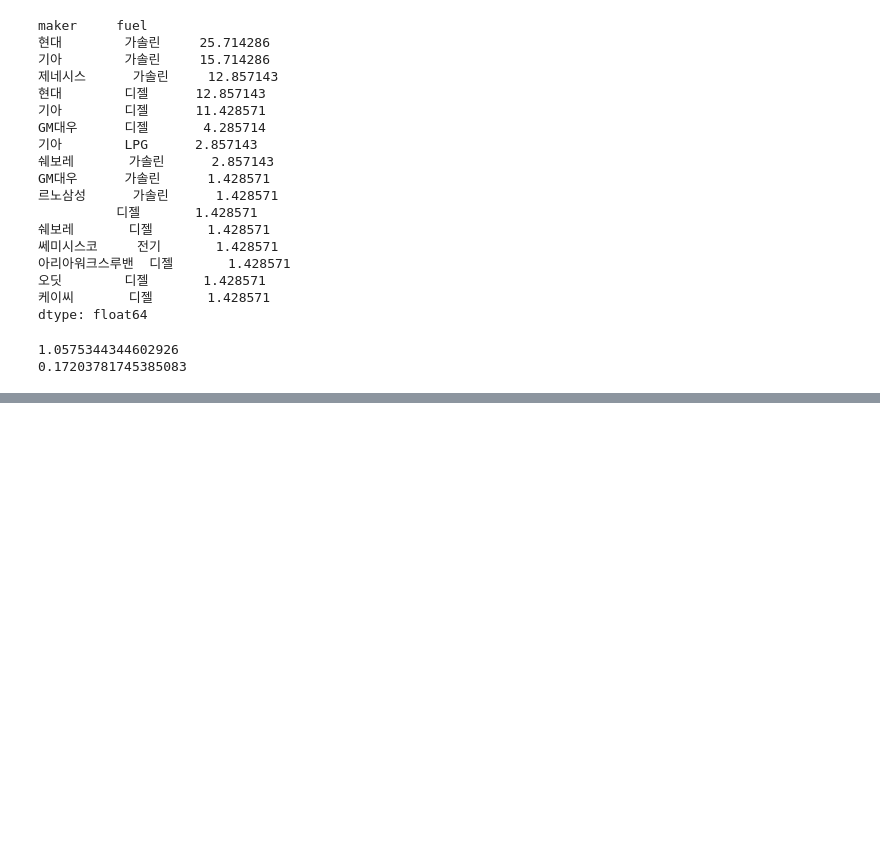
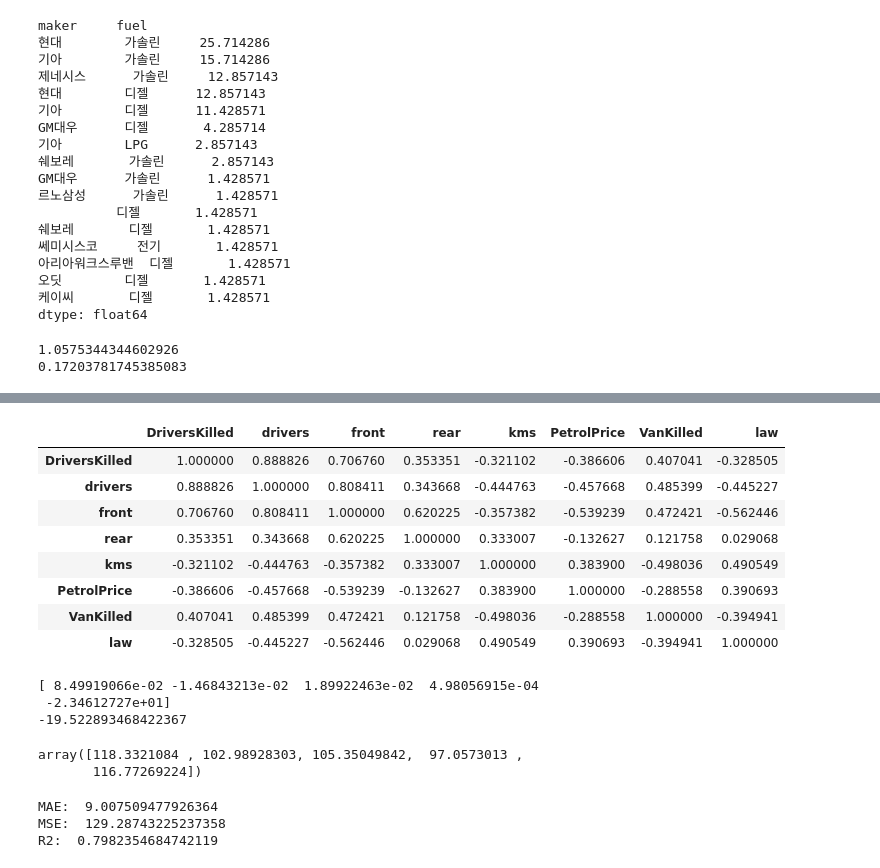
Before and after one commit to chickengak/TIL, a Jupyter notebook: dev-journey/big-data/myPractice-bbg.ipynb, the cells around one changed output, grey strips where cells are left out. Saved outputs shown, nothing was run; the diff lists cells and outputs as text; code cells hidden in the pictures; blank space fills up the shorter version.

```diff
--- a/dev-journey/big-data/myPractice-bbg.ipynb
+++ b/dev-journey/big-data/myPractice-bbg.ipynb
@@ -402,0 +516,39 @@ p(kurtosis(df['price']))
+# %%
+### 다중 회귀 분석
+df = pd.read_csv('samples/seatbelts.csv', index_col=0)
+display(df.corr())
+
+from sklearn.linear_model import LinearRegression
+from sklearn.metrics import mean_squared_error, mean_absolute_error, r2_score
+
+model = LinearRegression()
+X = df[['drivers', 'front', 'rear', 'kms', 'PetrolPrice']] #df.drop('DriversKilled', axis=1)
+Y = df['DriversKilled']
+model.fit(X, Y)
+
+print(model.coef_)
+print(model.intercept_)
+
+df_predicted = model.predict(X)
+display(df_predicted[:5])
+print('MAE: ', mean_absolute_error(Y, df_predicted))
+print('MSE: ', mean_squared_error(Y, df_predicted))
+print('R2: ', r2_score(Y, df_predicted))
+# %% [output]
+|  | DriversKilled | drivers | front | rear | kms | PetrolPrice | VanKilled | law |
+| DriversKilled | 1.000000 | 0.888826 | 0.706760 | 0.353351 | -0.321102 | -0.386606 | 0.407041 | -0.328505 |
+| drivers | 0.888826 | 1.000000 | 0.808411 | 0.343668 | -0.444763 | -0.457668 | 0.485399 | -0.445227 |
+| front | 0.706760 | 0.808411 | 1.000000 | 0.620225 | -0.357382 | -0.539239 | 0.472421 | -0.562446 |
+| rear | 0.353351 | 0.343668 | 0.620225 | 1.000000 | 0.333007 | -0.132627 | 0.121758 | 0.029068 |
+| kms | -0.321102 | -0.444763 | -0.357382 | 0.333007 | 1.000000 | 0.383900 | -0.498036 | 0.490549 |
+| PetrolPrice | -0.386606 | -0.457668 | -0.539239 | -0.132627 | 0.383900 | 1.000000 | -0.288558 | 0.390693 |
+| VanKilled | 0.407041 | 0.485399 | 0.472421 | 0.121758 | -0.498036 | -0.288558 | 1.000000 | -0.394941 |
+| law | -0.328505 | -0.445227 | -0.562446 | 0.029068 | 0.490549 | 0.390693 | -0.394941 | 1.000000 |
+[ 8.49919066e-02 -1.46843213e-02  1.89922463e-02  4.98056915e-04
+ -2.34612727e+01]
+-19.522893468422367
+array([118.3321084 , 102.98928303, 105.35049842,  97.0573013 ,
+       116.77269224])
+MAE:  9.007509477926364
+MSE:  129.28743225237358
+R2:  0.7982354684742119
```
Also changed, not shown: parts of 17 cells of this notebook.
